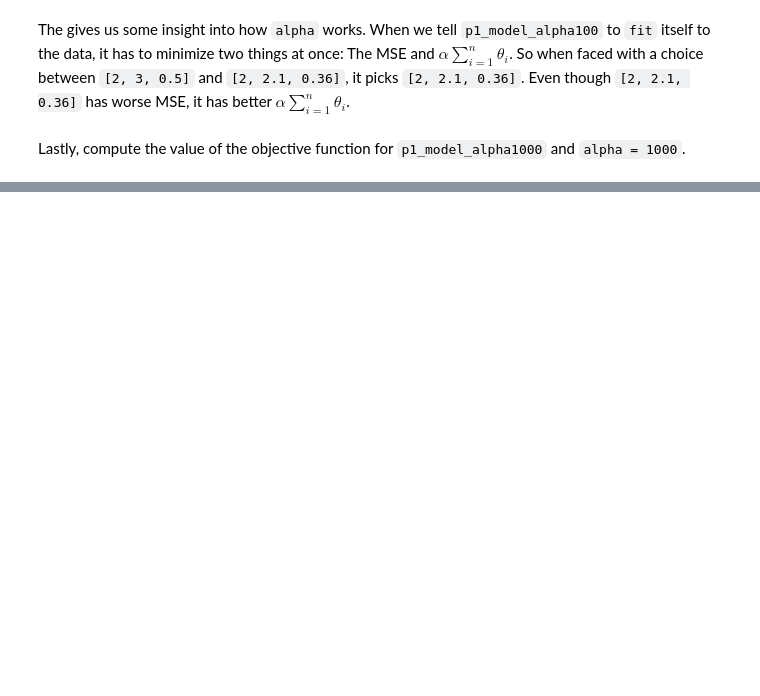
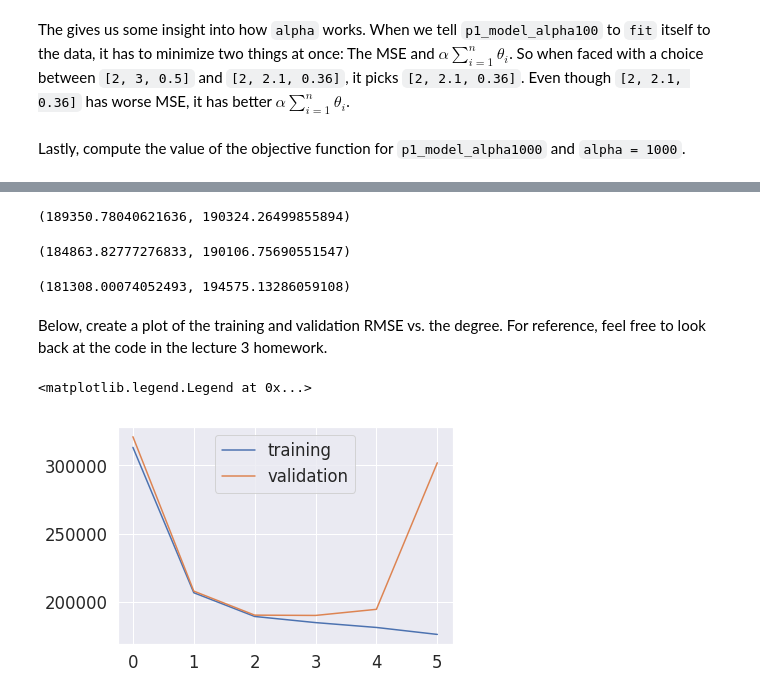
Before and after one commit to joshHug/youdao_ai, a Jupyter notebook: lec4/hw/lec4-exercise-solution.ipynb, the cells around one changed output, grey strips where cells are left out. Cells and saved outputs as stored; diff of their text form; code cells hidden in the pictures; blank space fills up the shorter version.

```diff
--- a/lec4/hw/lec4-exercise-solution.ipynb
+++ b/lec4/hw/lec4-exercise-solution.ipynb
@@ -224,0 +319,5 @@ plt.plot(p1_data["x"], p1_data["y"])
+# %%
+N_train = 16092
+N_validation = 16209 + 2682
+# %%
+house_training_data, house_validation_data, house_test_data = np.split(houses, [N_train, N_validation])
@@ -224,0 +332,16 @@ plt.plot(p1_data["x"], p1_data["y"])
+# %%
+def get_training_and_validation_rmse(degree):
+    model = Pipeline([
+        ('scale', StandardScaler()),
+        ('poly', PolynomialFeatures(degree=degree)),
+        ('model', linear_model.LinearRegression(fit_intercept=False))
+    ])
+
+    model.fit(house_training_data[p2_features], house_training_data["price"])
+
+    training_predictions = model.predict(house_training_data[p2_features])
+    training_rmse = np.sqrt(mean_squared_error(training_predictions, house_training_data["price"]))
+
+    validation_predictions = model.predict(house_validation_data[p2_features])
+    validation_rmse = np.sqrt(mean_squared_error(validation_predictions, house_validation_data["price"]))
+    return training_rmse, validation_rmse
@@ -224,0 +352,23 @@ plt.plot(p1_data["x"], p1_data["y"])
+# %%
+get_training_and_validation_rmse(2)
+# %% [output]
+(189350.78040621636, 190324.26499855894)
+# %%
+get_training_and_validation_rmse(3)
+# %% [output]
+(184863.82777276833, 190106.75690551547)
+# %%
+get_training_and_validation_rmse(4)
+# %% [output]
+(181308.00074052493, 194575.13286059108)
+# %% [markdown]
+Below, create a plot of the training and validation RMSE vs. the degree. For reference, feel free to look back at the code in the lecture 3 homework.
+# %%
+rmses = np.array([get_training_and_validation_rmse(i) for i in range(6)])
+# %%
+plt.plot(rmses[:, 0])
+plt.plot(rmses[:, 1])
+plt.legend(["training", "validation"])
+# %% [output]
+<matplotlib.legend.Legend at 0x...>
+[figure, added]
```
Also changed, not shown: parts of 115 cells of this notebook.
